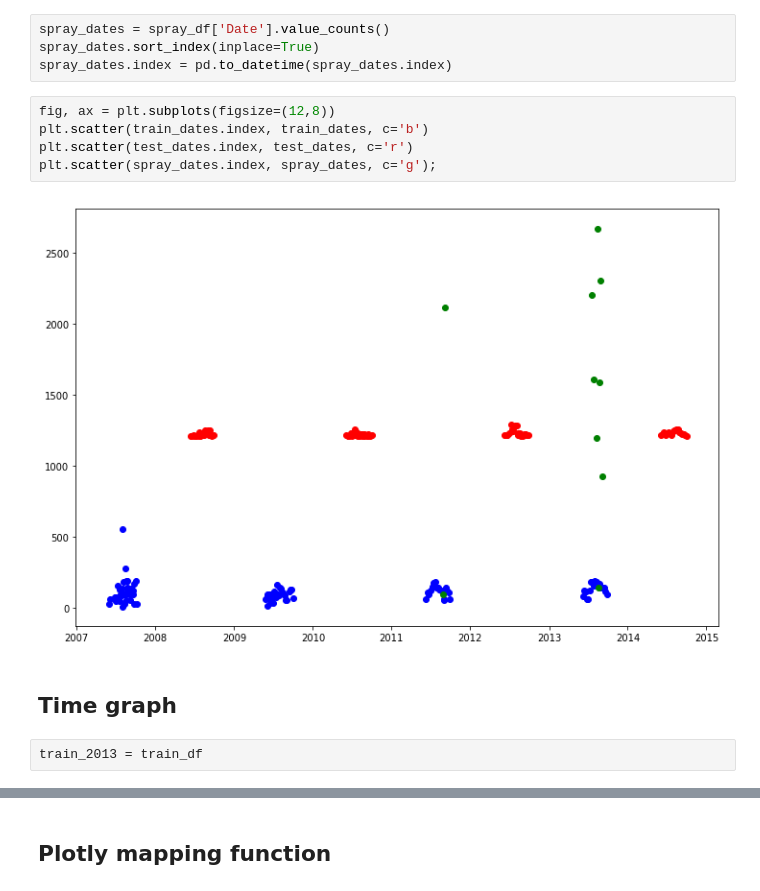
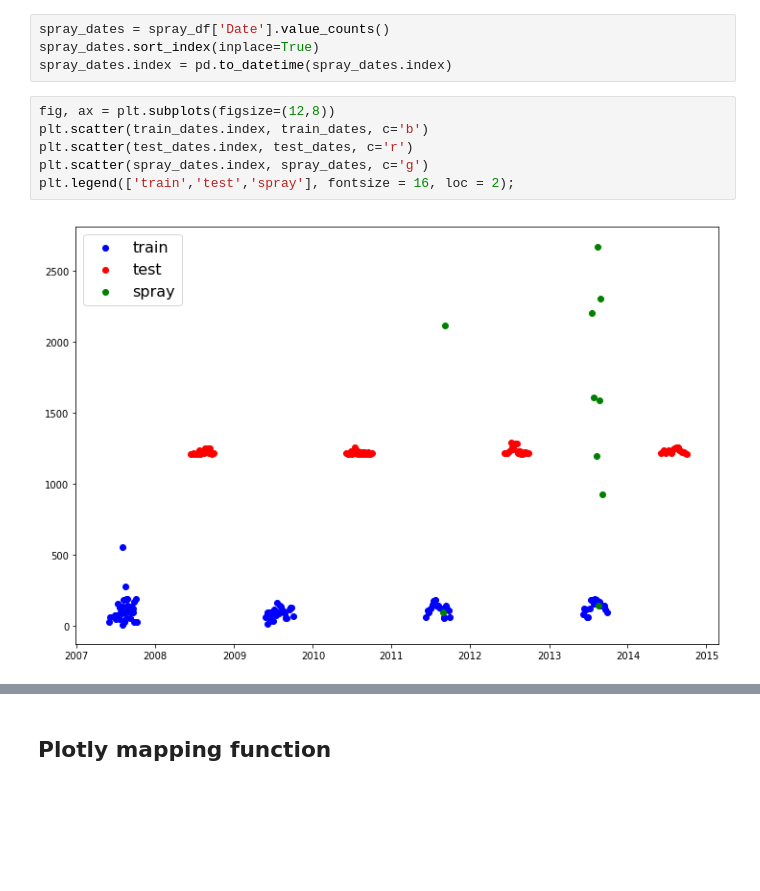
Before and after one commit to harryconnelly/westnilevirus, a Jupyter notebook: Code/EDA-Owen.ipynb, the cells around one changed output, grey strips where cells are left out. Saved outputs shown, nothing was run; the diff lists cells and outputs as text; blank space fills up the shorter version.

```diff
--- a/Code/EDA-Owen.ipynb
+++ b/Code/EDA-Owen.ipynb
@@ -159,11 +139,8 @@ spray_dates.index = pd.to_datetime(spray_dates.index)
 # %%
 fig, ax = plt.subplots(figsize=(12,8))
 plt.scatter(train_dates.index, train_dates, c='b')
 plt.scatter(test_dates.index, test_dates, c='r')
-plt.scatter(spray_dates.index, spray_dates, c='g');
+plt.scatter(spray_dates.index, spray_dates, c='g')
+plt.legend(['train','test','spray'], fontsize = 16, loc = 2);
 # %% [output]
-[figure, old version]
+[figure, new version]
-# %% [markdown]
-## Time graph
-# %%
-train_2013 = train_df
```
Also changed, not shown: parts of 12 cells of this notebook, 1 other file.
